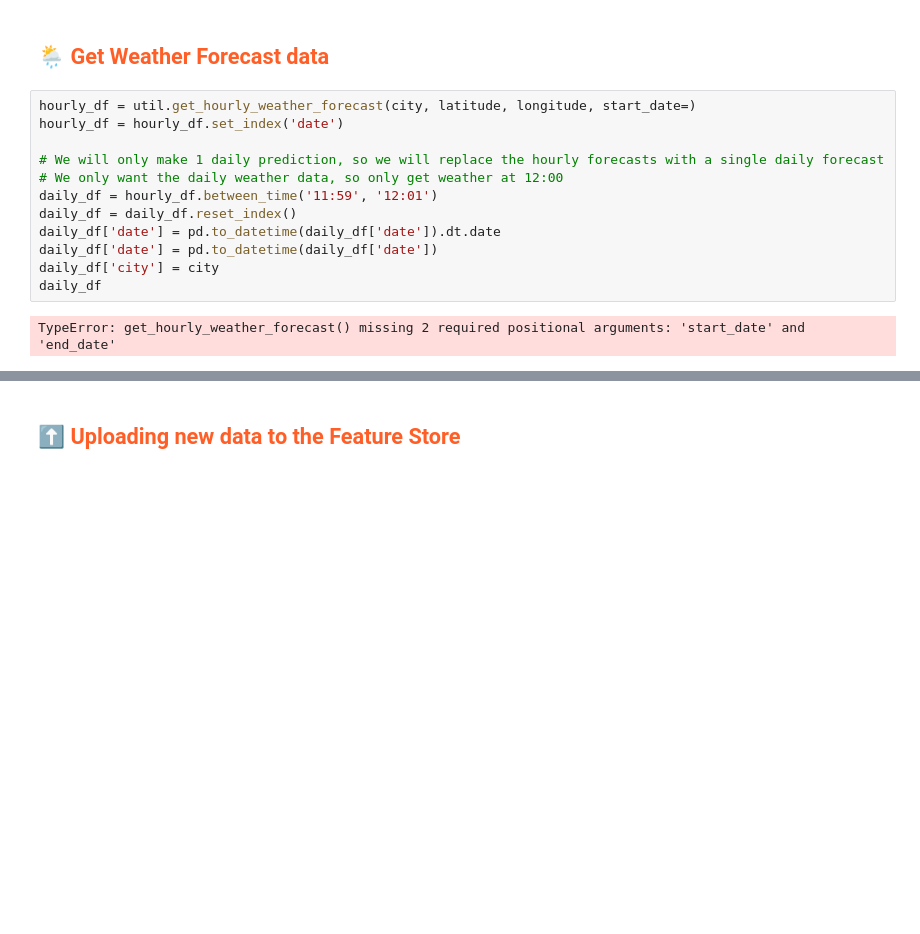
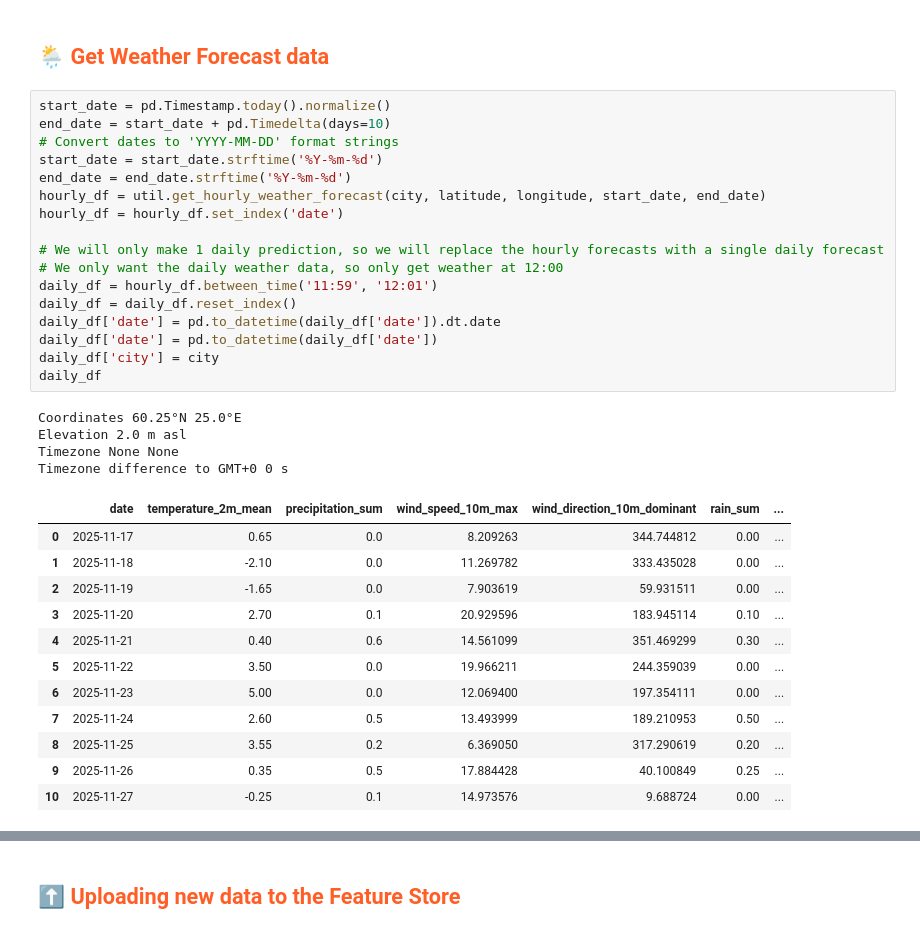
Before and after one commit to vereesmort/air-quality-prediction, a Jupyter notebook: 2_air_quality_feature_pipeline.ipynb, the cells around one changed output, grey strips where cells are left out. Cells and saved outputs as stored; diff of their text form; blank space fills up the shorter version.

```diff
--- a/2_air_quality_feature_pipeline.ipynb
+++ b/2_air_quality_feature_pipeline.ipynb
@@ -246,19 +246,39 @@ Finished: Reading data from Hopsworks, using Hopsworks Feature Query Service (0.
 # %% [markdown]
 ## <span style='color:#ff5f27'> 🌦 Get Weather Forecast data</span>
 # %%
-hourly_df = util.get_hourly_weather_forecast(city, latitude, longitude, start_date=)
+start_date = pd.Timestamp.today().normalize()
+end_date = start_date + pd.Timedelta(days=10)
+# Convert dates to 'YYYY-MM-DD' format strings
+start_date = start_date.strftime('%Y-%m-%d')
+end_date = end_date.strftime('%Y-%m-%d')
+hourly_df = util.get_hourly_weather_forecast(city, latitude, longitude, start_date, end_date)
 hourly_df = hourly_df.set_index('date')
 
 # We will only make 1 daily prediction, so we will replace the hourly forecasts with a single daily forecast
 # We only want the daily weather data, so only get weather at 12:00
 daily_df = hourly_df.between_time('11:59', '12:01')
 daily_df = daily_df.reset_index()
 daily_df['date'] = pd.to_datetime(daily_df['date']).dt.date
 daily_df['date'] = pd.to_datetime(daily_df['date'])
 daily_df['city'] = city
 daily_df
 # %% [output]
-TypeError: get_hourly_weather_forecast() missing 2 required positional arguments: 'start_date' and 'end_date'
+Coordinates 60.25°N 25.0°E
+Elevation 2.0 m asl
+Timezone None None
+Timezone difference to GMT+0 0 s
+|  | date | temperature_2m_mean | precipitation_sum | wind_speed_10m_max | wind_direction_10m_dominant | rain_sum | ... |
+| 0 | 2025-11-17 | 0.65 | 0.0 | 8.209263 | 344.744812 | 0.00 | ... |
+| 1 | 2025-11-18 | -2.10 | 0.0 | 11.269782 | 333.435028 | 0.00 | ... |
+| 2 | 2025-11-19 | -1.65 | 0.0 | 7.903619 | 59.931511 | 0.00 | ... |
+| 3 | 2025-11-20 | 2.70 | 0.1 | 20.929596 | 183.945114 | 0.10 | ... |
+| 4 | 2025-11-21 | 0.40 | 0.6 | 14.561099 | 351.469299 | 0.30 | ... |
+| 5 | 2025-11-22 | 3.50 | 0.0 | 19.966211 | 244.359039 | 0.00 | ... |
+| 6 | 2025-11-23 | 5.00 | 0.0 | 12.069400 | 197.354111 | 0.00 | ... |
+| 7 | 2025-11-24 | 2.60 | 0.5 | 13.493999 | 189.210953 | 0.50 | ... |
+| 8 | 2025-11-25 | 3.55 | 0.2 | 6.369050 | 317.290619 | 0.20 | ... |
+| 9 | 2025-11-26 | 0.35 | 0.5 | 17.884428 | 40.100849 | 0.25 | ... |
+| 10 | 2025-11-27 | -0.25 | 0.1 | 14.973576 | 9.688724 | 0.00 | ... |
 # %%
 hourly_df
 # %% [output]
```
Also changed, not shown: parts of 4 cells of this notebook.
